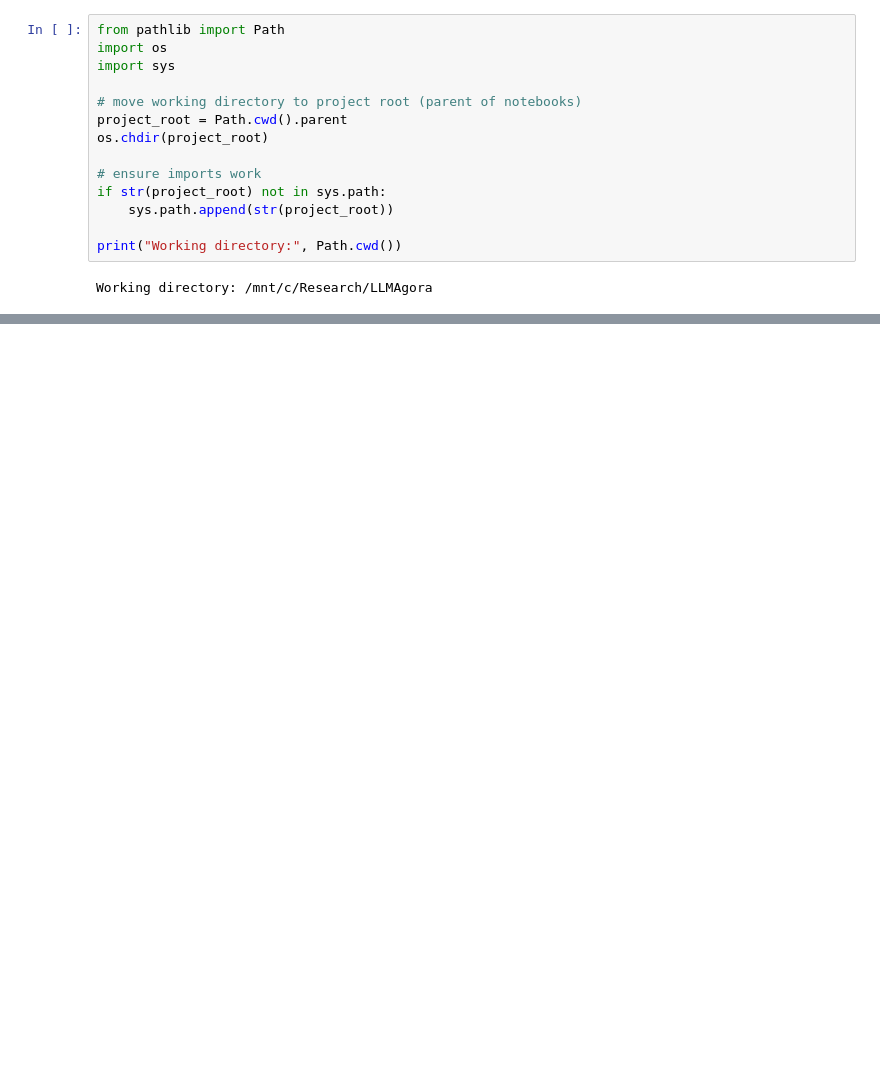
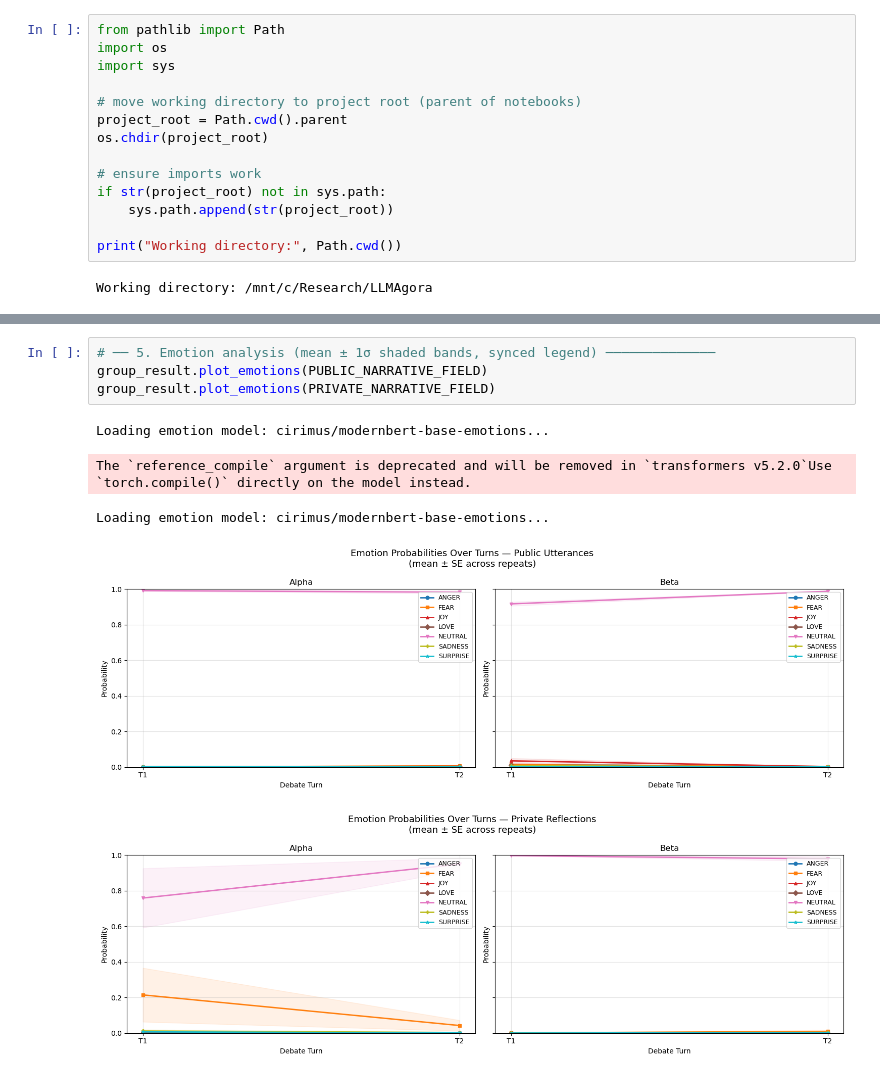
Before and after one commit to danmohad/LLMAgora, a Jupyter notebook: notebooks/eval_pro.ipynb, the cells around one changed output, grey strips where cells are left out. Drawn from its saved outputs; the diff is of its cells as text; blank space fills up the shorter version.

```diff
--- a/notebooks/eval_pro.ipynb
+++ b/notebooks/eval_pro.ipynb
@@ -501,0 +91,10 @@ Notes:
+# %%
+# ── 5. Emotion analysis (mean ± 1σ shaded bands, synced legend) ──────────────
+group_result.plot_emotions(PUBLIC_NARRATIVE_FIELD)
+group_result.plot_emotions(PRIVATE_NARRATIVE_FIELD)
+# %% [output]
+Loading emotion model: cirimus/modernbert-base-emotions...
+The `reference_compile` argument is deprecated and will be removed in `transformers v5.2.0`Use `torch.compile()` directly on the model instead.
+Loading emotion model: cirimus/modernbert-base-emotions...
+[figure, added]
+[figure, added]
```
Also changed, not shown: parts of 13 cells of this notebook, 4 other files.
